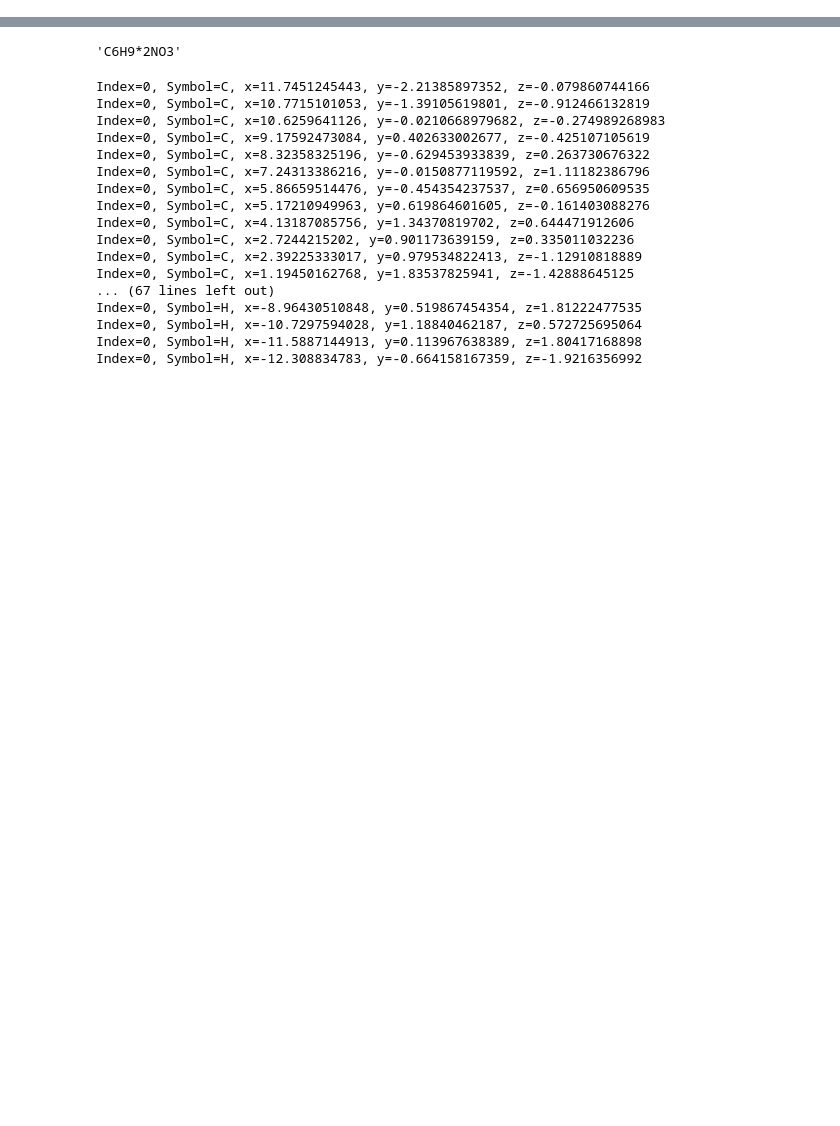
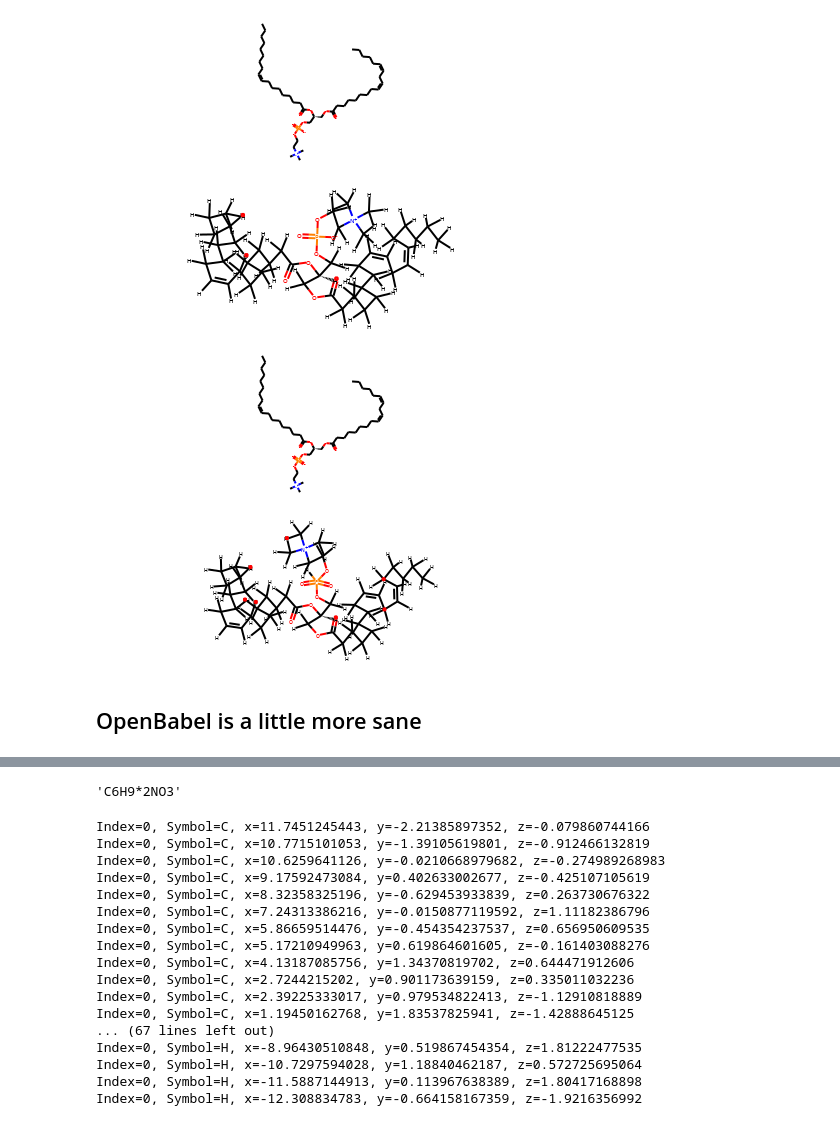
Before and after one commit to wadejong/MetAtlas, a Jupyter notebook: chebi_and_metacyc.ipynb, the cells around one changed output, grey strips where cells are left out. Saved outputs shown, nothing was run; the diff lists cells and outputs as text; code cells hidden in the pictures; blank space fills up the shorter version.

```diff
--- a/chebi_and_metacyc.ipynb
+++ b/chebi_and_metacyc.ipynb
@@ -18,0 +62,21 @@ pybel.readstring('smi', molecules.loc[0, 'sanitized_smiles'], opt={})
+# %%
+idx = 19
+ogsmile = molecules.loc[idx, 'original_smiles']
+sanismile = molecules.loc[idx, 'sanitized_smiles']
+
+rdkit_ogsmile = Chem.MolFromSmiles(ogsmile)
+display(rdkit_ogsmile)
+rdkit_ogsmile = Chem.AddHs(rdkit_ogsmile)
+display(rdkit_ogsmile)
+
+rdkit_sanismile = Chem.MolFromSmiles(sanismile)
+display(rdkit_sanismile)
+rdkit_sanismile = Chem.AddHs(rdkit_sanismile)
+display(rdkit_sanismile)
+# %% [output]
+[figure, added]
+[figure, added]
+[figure, added]
+[figure, added]
+# %% [markdown]
+## OpenBabel is a little more sane
```
Also changed, not shown: parts of 15 cells of this notebook.
